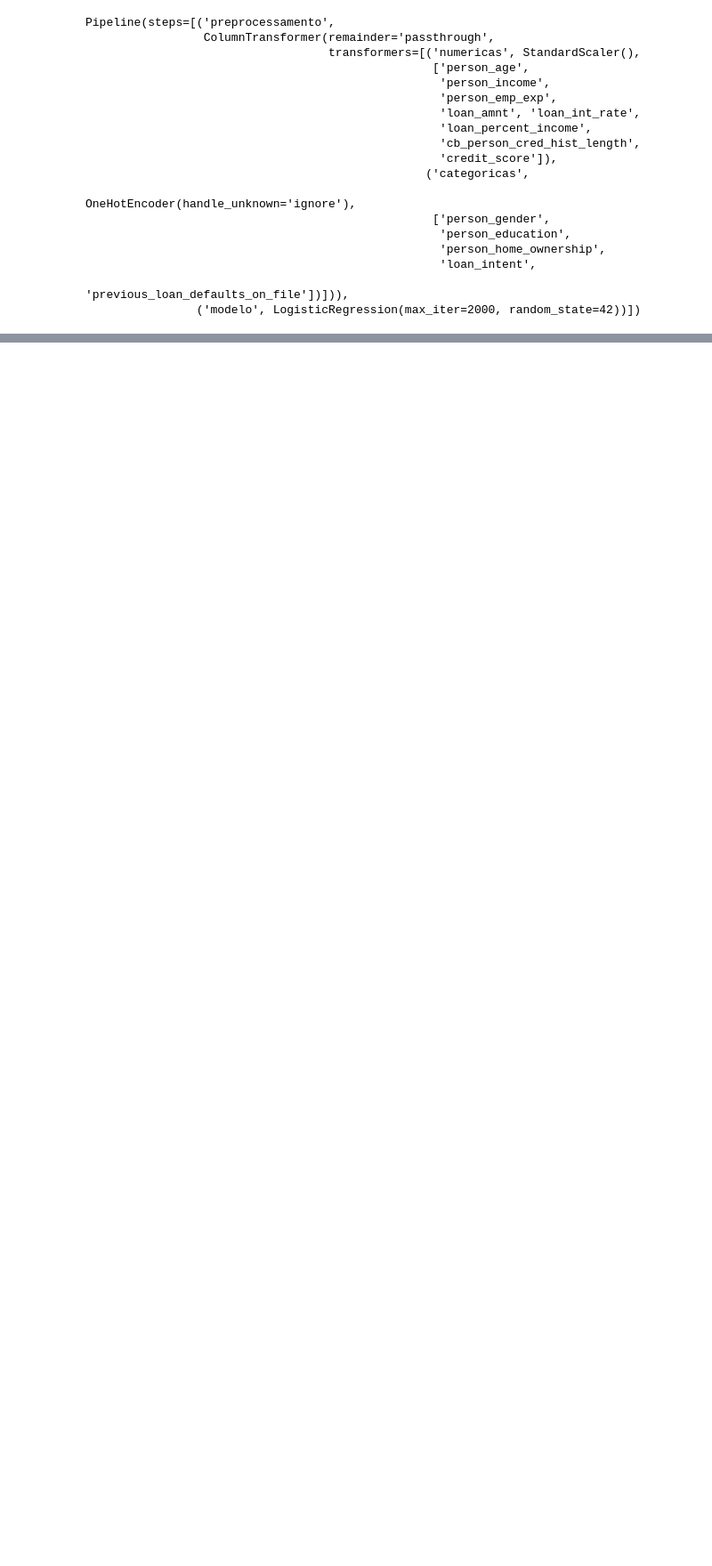
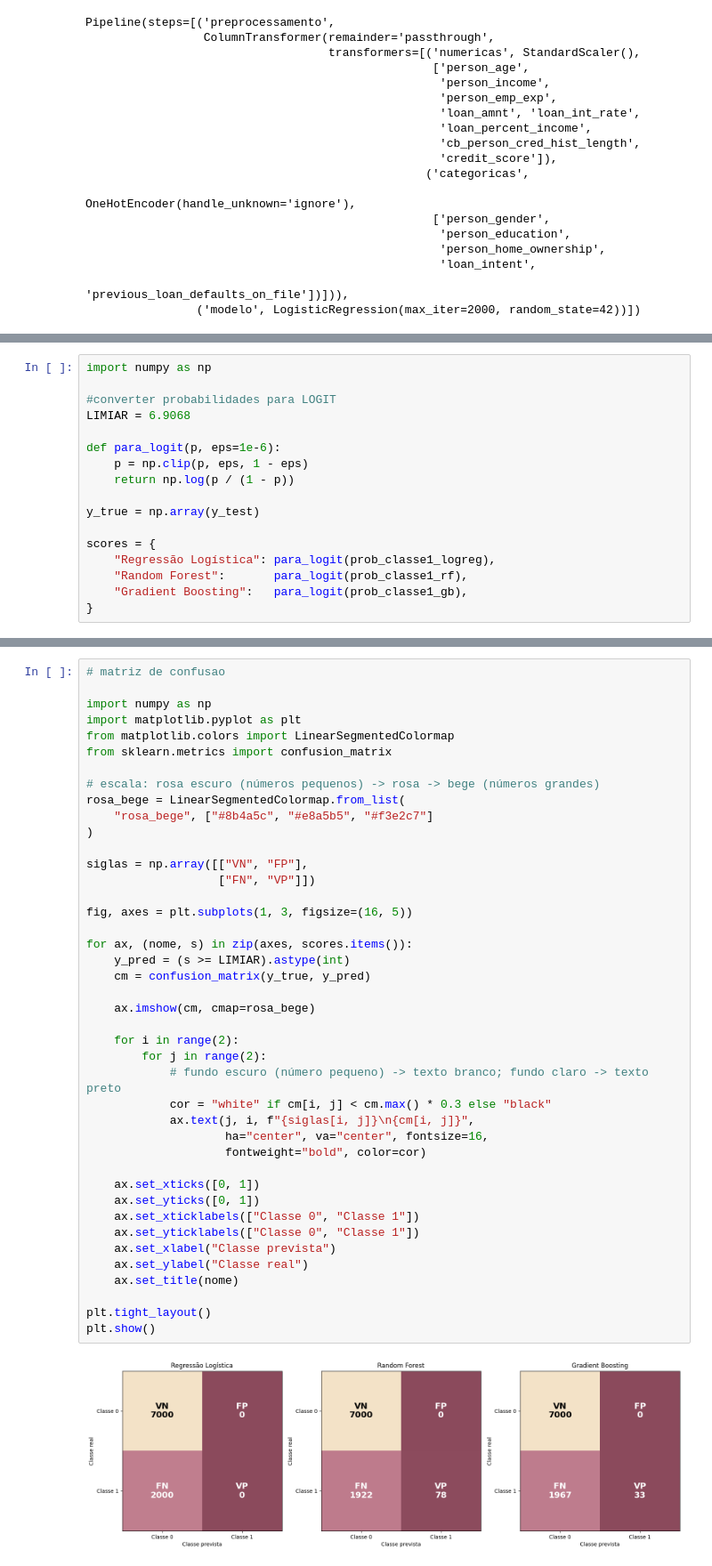
Before and after one commit to luana-mk/Predictive-Classification, a Jupyter notebook: main.ipynb, the cells around one changed output, grey strips where cells are left out. Shown at 89% size. Drawn from its saved outputs; the diff is of its cells as text; blank space fills up the shorter version.

Commit message:
analise e metrica dos modelos

```diff
--- a/main.ipynb
+++ b/main.ipynb
@@ -280 +280,18 @@ print(y_real[:10])
 Name: loan_status, dtype: int64
+# %%
+import numpy as np
+
+#converter probabilidades para LOGIT
+LIMIAR = 6.9068
+
+def para_logit(p, eps=1e-6):
+    p = np.clip(p, eps, 1 - eps)
+    return np.log(p / (1 - p))
+
+y_true = np.array(y_test)
+
+scores = {
+    "Regressão Logística": para_logit(prob_classe1_logreg),
+    "Random Forest":       para_logit(prob_classe1_rf),
+    "Gradient Boosting":   para_logit(prob_classe1_gb),
+}
@@ -280,0 +337,44 @@ Name: loan_status, dtype: int64
+# %%
+# matriz de confusao
+
+import numpy as np
+import matplotlib.pyplot as plt
+from matplotlib.colors import LinearSegmentedColormap
+from sklearn.metrics import confusion_matrix
+
+# escala: rosa escuro (números pequenos) -> rosa -> bege (números grandes)
+rosa_bege = LinearSegmentedColormap.from_list(
+    "rosa_bege", ["#8b4a5c", "#e8a5b5", "#f3e2c7"]
+)
+
+siglas = np.array([["VN", "FP"],
+                   ["FN", "VP"]])
+
+fig, axes = plt.subplots(1, 3, figsize=(16, 5))
+
+for ax, (nome, s) in zip(axes, scores.items()):
+    y_pred = (s >= LIMIAR).astype(int)
+    cm = confusion_matrix(y_true, y_pred)
+
+    ax.imshow(cm, cmap=rosa_bege)
+
+    for i in range(2):
+        for j in range(2):
+            # fundo escuro (número pequeno) -> texto branco; fundo claro -> texto preto
+            cor = "white" if cm[i, j] < cm.max() * 0.3 else "black"
+            ax.text(j, i, f"{siglas[i, j]}\n{cm[i, j]}",
+                    ha="center", va="center", fontsize=16,
+                    fontweight="bold", color=cor)
+
+    ax.set_xticks([0, 1])
+    ax.set_yticks([0, 1])
+    ax.set_xticklabels(["Classe 0", "Classe 1"])
+    ax.set_yticklabels(["Classe 0", "Classe 1"])
+    ax.set_xlabel("Classe prevista")
+    ax.set_ylabel("Classe real")
+    ax.set_title(nome)
+
+plt.tight_layout()
+plt.show()
+# %% [output]
+[figure, added]
```
Also changed, not shown: parts of 5 cells of this notebook.
